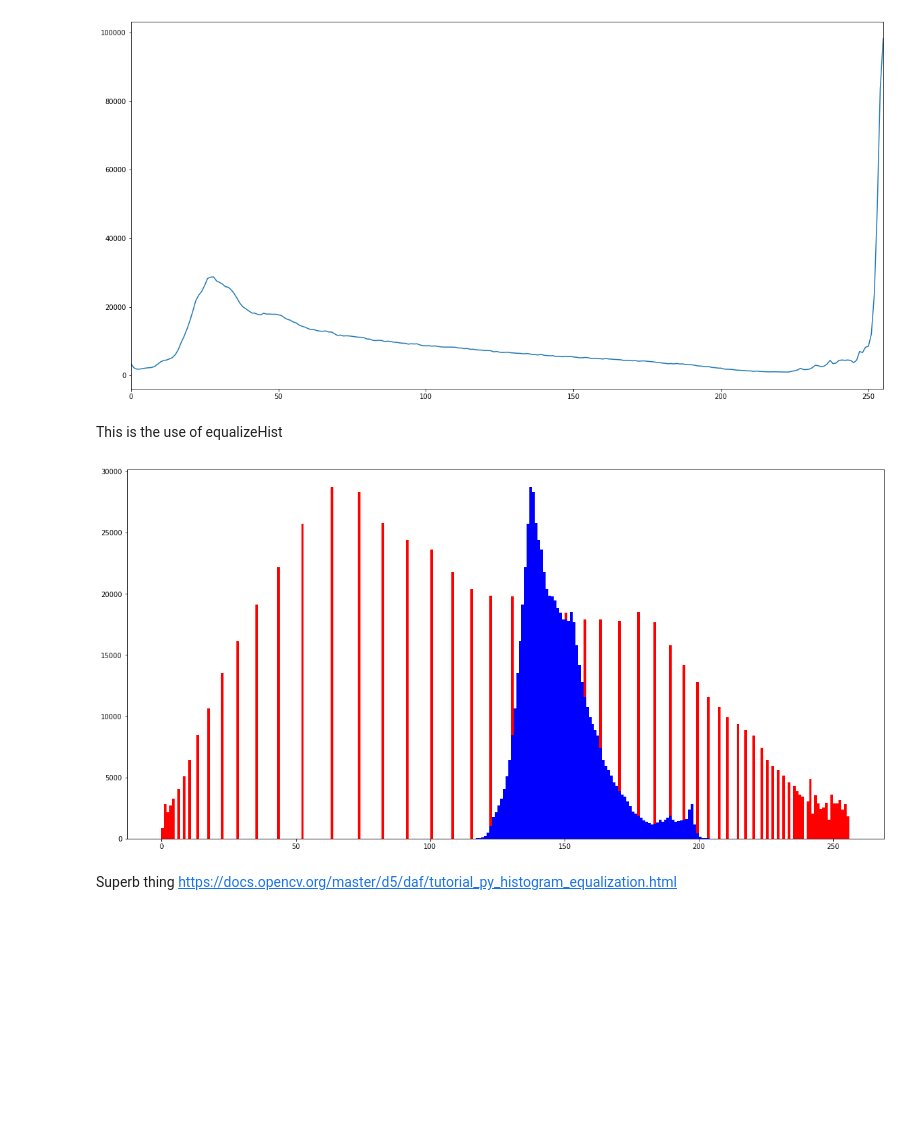
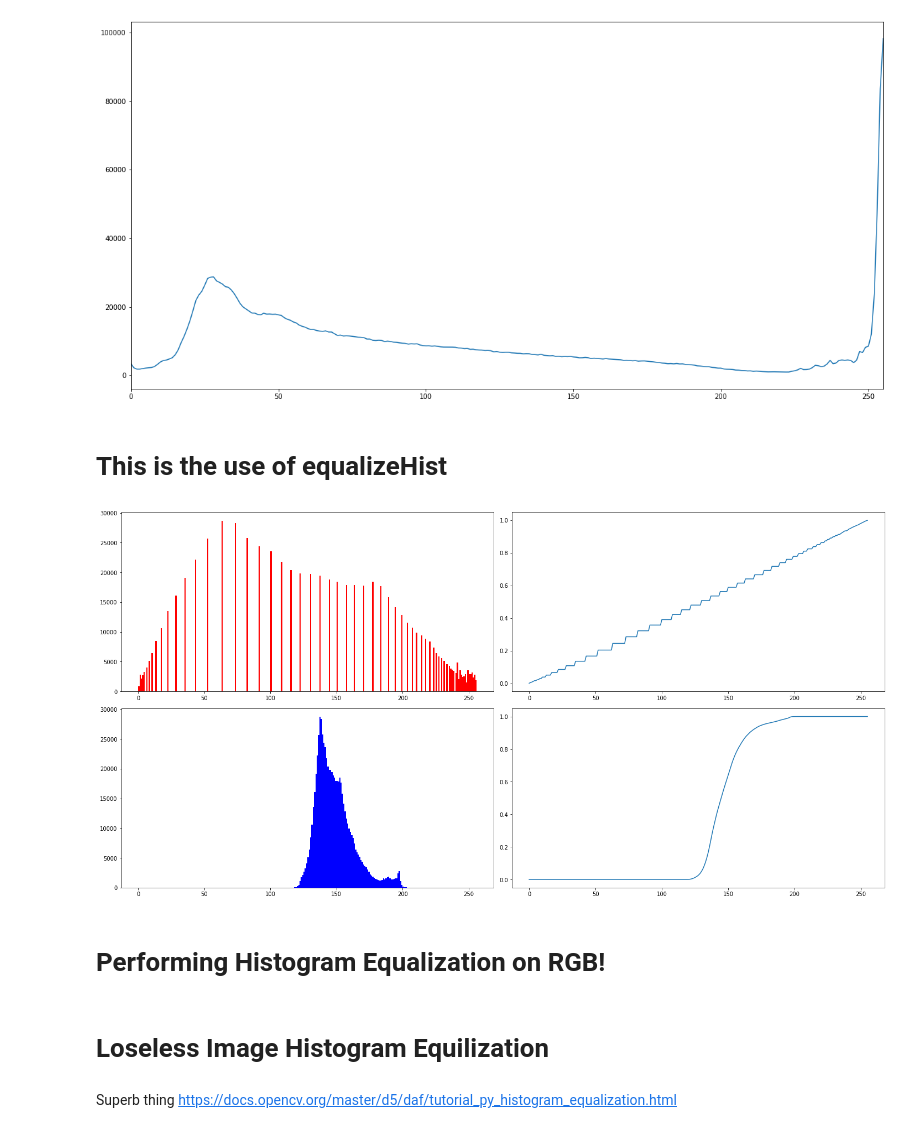
Before and after one commit to moh-C/ComputerVision-OpenCV_DeepLearning, a Jupyter notebook: 04 - Histograms.ipynb, the cells around one changed output. Saved outputs shown, nothing was run; the diff lists cells and outputs as text; code cells hidden in the pictures; blank space fills up the shorter version.

```diff
--- a/04 - Histograms.ipynb
+++ b/04 - Histograms.ipynb
@@ -43,8 +43,8 @@ plt.show()
 # %% [markdown]
 Cumulative Distribution Function
 # %%
-def cdf(image):
-
+def cdf(image, i=1):
+    ax = plt.subplot(2, 2, i)
     histogram = cv2.calcHist([image], [0], None, [256], [0,256])
     histogram /= np.sum(histogram)
 
@@ -52,9 +52,7 @@ def cdf(image):
         if not i == 0:
             histogram[i] += histogram[i-1]
     histogram /= histogram[-1]
-    plt.figure(figsize=(20,10))
-    plt.plot(histogram)
-    plt.xlim([0,255])
+    ax.plot(histogram)
 # %%
 img = cv2.imread('./MasterOpenCV/images/tobago.jpg')
 
@@ -90,7 +88,7 @@ plt.show()
 # %% [output]
 [figure]
 # %% [markdown]
-This is the use of equalizeHist
+# This is the use of equalizeHist
 # %%
 img = cv2.imread('./MasterOpenCV/images/Unequalized.jpg')
 src = cv2.cvtColor(img, cv2.COLOR_BGR2GRAY)
@@ -102,9 +100,14 @@ cv2.destroyAllWindows()
 # %%
 histogram1 = cv2.calcHist([src], [0], None, [256], [0, 256])
 histogram2 = cv2.calcHist([dst], [0], None, [256], [0, 256])
 plt.figure(figsize=(20,10))
-plt.hist(dst.ravel(), 256, [0, 256], color = 'r')
-plt.hist(src.ravel(), 256, [0, 256], color = 'b')
+ax = plt.subplot(2, 2, 1)
+ax.hist(dst.ravel(), 256, [0, 256], color = 'r')
+cdf(dst, 2)
+ax = plt.subplot(2, 2, 3)
+ax.hist(src.ravel(), 256, [0, 256], color = 'b')
+cdf(src, 4)
+plt.tight_layout()
 plt.show()
 # %% [output]
-[figure, old version]
+[figure, new version]
@@ -110,0 +117,2 @@ plt.show()
+# %% [markdown]
+# Performing Histogram Equalization on RGB!
@@ -111,3 +134,5 @@ plt.show()
+# %% [markdown]
+# Loseless Image Histogram Equilization
 # %% [markdown]
 Superb thing
 https://docs.opencv.org/master/d5/daf/tutorial_py_histogram_equalization.html
```
Also changed, not shown: parts of 7 cells of this notebook, 2 other files.
